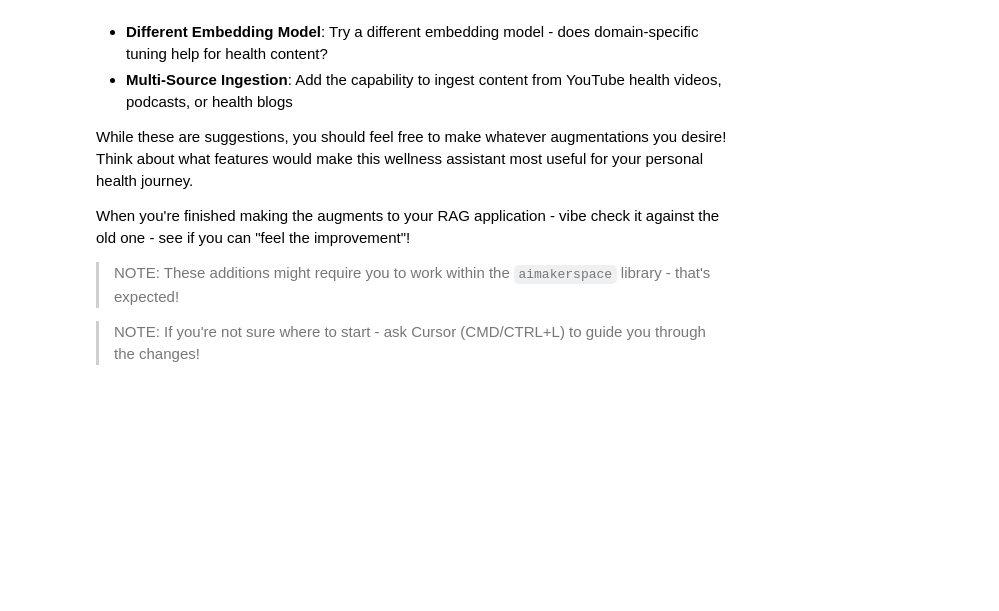
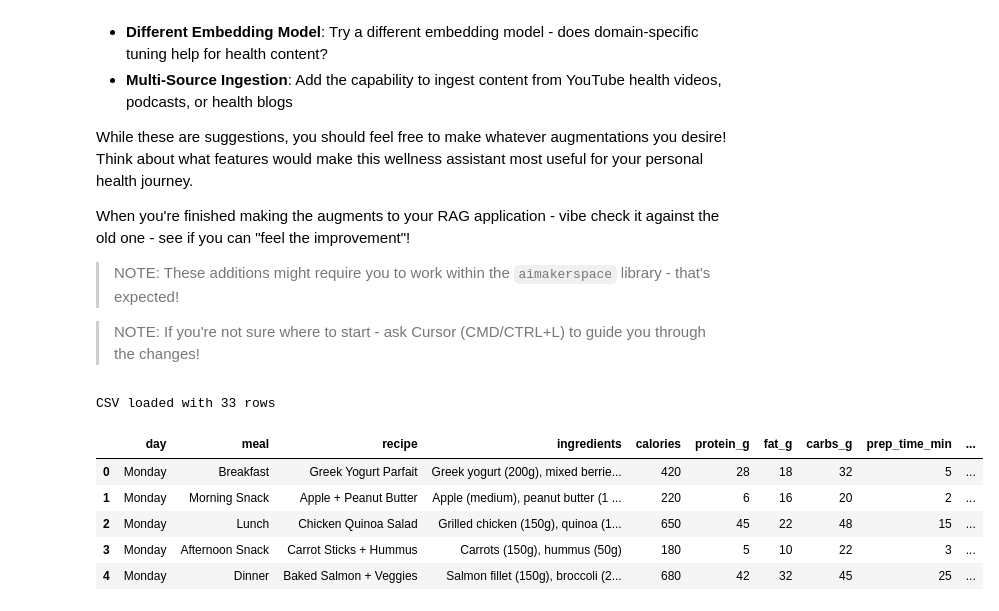
Before and after one commit to thecat92/AIE9, a Jupyter notebook: 02_Dense_Vector_Retrieval/Pythonic_RAG_Assignment.ipynb, the cells around one changed output. Drawn from its saved outputs; the diff is of its cells as text; code cells hidden in the pictures; blank space fills up the shorter version.

```diff
--- a/02_Dense_Vector_Retrieval/Pythonic_RAG_Assignment.ipynb
+++ b/02_Dense_Vector_Retrieval/Pythonic_RAG_Assignment.ipynb
@@ -547,0 +580,18 @@ When you're finished making the augments to your RAG application - vibe check it
+# %%
+### YOUR CODE HERE
+import pandas as pd
+
+csv_path = "data/Meal_plans.csv"
+
+df = pd.read_csv(csv_path)
+
+print(f"CSV loaded with {len(df)} rows")
+df.head(5)
+# %% [output]
+CSV loaded with 33 rows
+|  | day | meal | recipe | ingredients | calories | protein_g | fat_g | carbs_g | prep_time_min | ... |
+| 0 | Monday | Breakfast | Greek Yogurt Parfait | Greek yogurt (200g), mixed berrie... | 420 | 28 | 18 | 32 | 5 | ... |
+| 1 | Monday | Morning Snack | Apple + Peanut Butter | Apple (medium), peanut butter (1 ... | 220 | 6 | 16 | 20 | 2 | ... |
+| 2 | Monday | Lunch | Chicken Quinoa Salad | Grilled chicken (150g), quinoa (1... | 650 | 45 | 22 | 48 | 15 | ... |
+| 3 | Monday | Afternoon Snack | Carrot Sticks + Hummus | Carrots (150g), hummus (50g) | 180 | 5 | 10 | 22 | 3 | ... |
+| 4 | Monday | Dinner | Baked Salmon + Veggies | Salmon fillet (150g), broccoli (2... | 680 | 42 | 32 | 45 | 25 | ... |
```
Also changed, not shown: parts of 21 cells of this notebook, 3 other files.
